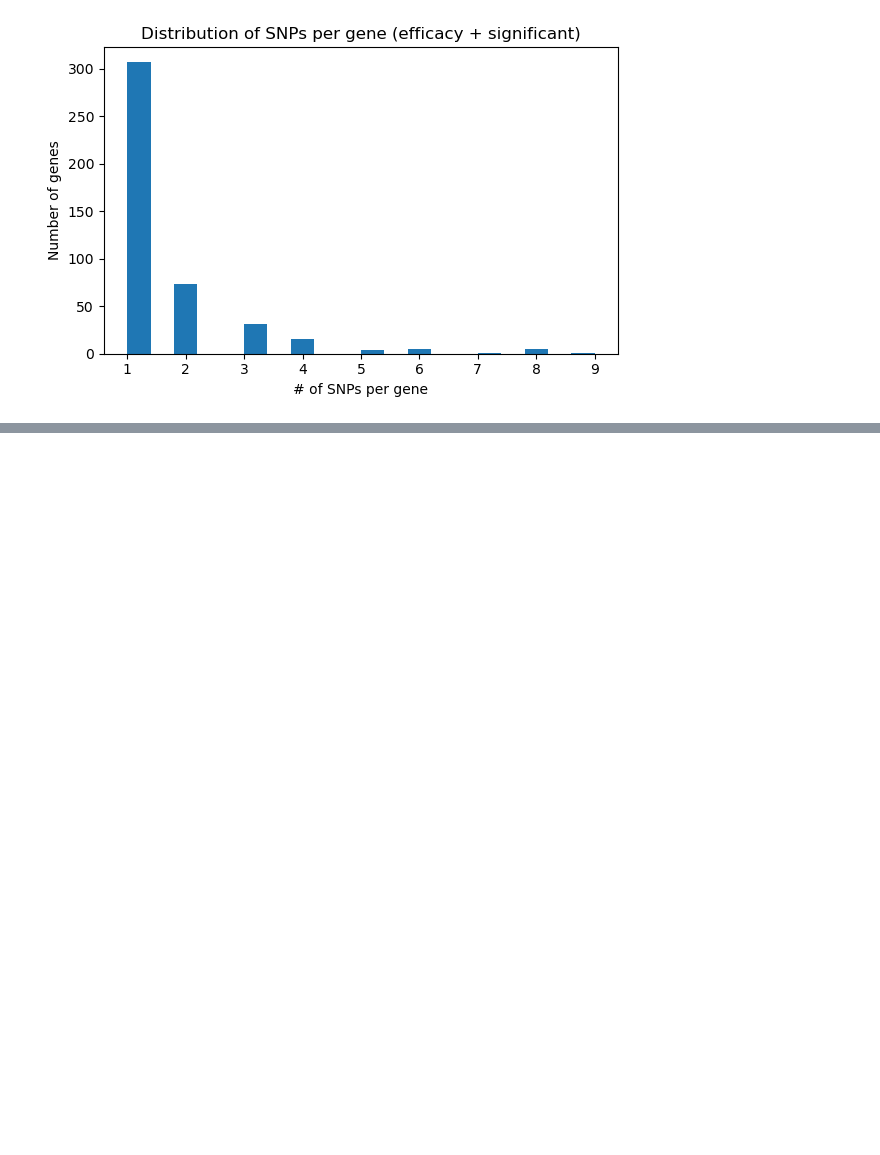
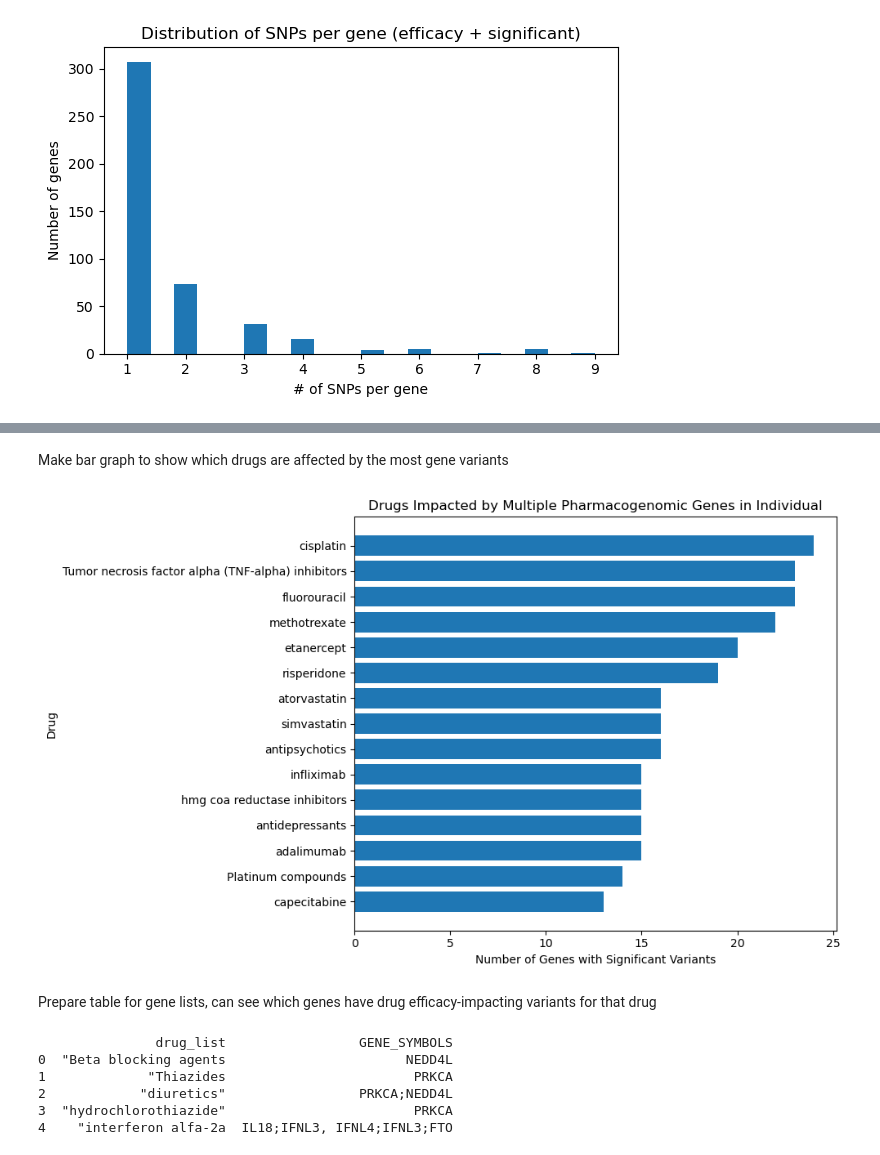
Before and after one commit to GSYH/Team-4_Project-1, a Jupyter notebook: Drug annotation of 23andme.ipynb, the cells around one changed output, grey strips where cells are left out. Saved outputs shown, nothing was run; the diff lists cells and outputs as text; code cells hidden in the pictures; blank space fills up the shorter version.

Commit message:
Added section 6.2: multi-gene variant impact section

```diff
--- a/Drug annotation of 23andme.ipynb
+++ b/Drug annotation of 23andme.ipynb
@@ -195,0 +206,10 @@ plt.show()
+# %%
+#Create 'drug_list' column, and split multiple drug strings per row into a list using 'str.split'
+df_sig_eff["drug_list"] = df_sig_eff["DRUG_NAME"].str.split(r"[,;/] ?")
+#Expand data frame so that each drug in the list gets its own row using 'explode'
+expanded = df_sig_eff.explode("drug_list")
+#Clean up drug names for consistency: make them all lowercase and strip white space
+expanded["drug_list"] = expanded["drug_list"].str.strip()
+#Reset the index following explosion
+expanded = expanded.reset_index(drop=True)
+expanded
@@ -195,0 +230,9 @@ plt.show()
+# %%
+#Group all rows by drug name (groupby('drug_list') so that each group contains all SNP-annotation records for that
+#drug. ['GENE_SYMBOL'].nunique() calculates the number of unique genes associated with each drug group. .reset_index()
+#converts grouped dataframe back into a regular dataframe (not a grouped object).
+multi_gene = expanded.groupby('drug_list')['GENE_SYMBOL'].nunique().reset_index()
+#Rename the column that held the gene counts to 'num_genes' to clarify its meaning.
+multi_gene = multi_gene.rename(columns={'GENE_SYMBOL': 'num_genes'})
+#Sort the dataframe in descending order by number of genes associated
+print(multi_gene.sort_values('num_genes', ascending=False).head(10))
@@ -195,0 +251,6 @@ plt.show()
+# %%
+#Create new dataframe containing only drugs that are associated with more than one gene
+multi_gene_drugs = multi_gene[multi_gene['num_genes'] > 1]
+#Sort and print multi-gene drugs to inspect which drugs have multiple gene variatns
+print("Drugs impacted by multiple genes:")
+print(multi_gene_drugs.sort_values('num_genes', ascending=False))
@@ -195,0 +273,48 @@ plt.show()
+# %% [markdown]
+Make bar graph to show which drugs are affected by the most gene variants
+# %%
+#Make figure that is 10 x 6 inches
+plt.figure(figsize=(10,6))
+#Prepare top 15 drugs that are ranked by multi-gene variant impact for plotting
+top_n = multi_gene_drugs.sort_values('num_genes', ascending=False).head(15)
+#Create horizontal bar graph (barh) with y-axis as drug name and bar length as number of unique genes affecting that
+#drug's efficacy
+plt.barh(top_n['drug_list'], top_n['num_genes'])
+#Label x-axis
+plt.xlabel('Number of Genes with Significant Variants')
+#Label y-axis
+plt.ylabel('Drug')
+#Title plot
+plt.title('Drugs Impacted by Multiple Pharmacogenomic Genes in Individual')
+#Invert y-axis so drug with most genes is at the top (better for readability)
+plt.gca().invert_yaxis()
+#Adjust plot margins and spacing to keep labels visible
+plt.tight_layout()
+plt.show()
+# %% [output]
+[figure, added]
+# %% [markdown]
+Prepare table for gene lists, can see which genes have drug efficacy-impacting variants for that drug
+# %%
+#Remove NaNs, convert to string if necessary
+def safe_join(xs):
+    xs_clean = [str(x) for x in xs if pd.notnull(x)]
+    return ';'.join(xs_clean)
+
+#Group SNP annotations by drug, collect all unique gene symbols into a list for each drug
+gene_drug_map = expanded.groupby('drug_list')['GENE_SYMBOL'].unique().reset_index()
+
+#For each drug's group of gene symbols, apply safe_join. Converts any missing value or non-string to a string,
+#filters out NaN values, and joins them as a single string separated by ';'
+gene_drug_map['GENE_SYMBOLS'] = gene_drug_map['GENE_SYMBOL'].apply(safe_join)
+#Remove original column of gene lists and leaves just the drug name and joined string of gene symbols
+gene_drug_map.drop('GENE_SYMBOL', axis=1, inplace=True)
+#Show first few drugs and their associated gene symbols
+print(gene_drug_map.head())
+# %% [output]
+               drug_list                 GENE_SYMBOLS
+0  "Beta blocking agents                       NEDD4L
+1             "Thiazides                        PRKCA
+2            "diuretics"                 PRKCA;NEDD4L
+3  "hydrochlorothiazide"                        PRKCA
+4    "interferon alfa-2a  IL18;IFNL3, IFNL4;IFNL3;FTO
```
Also changed, not shown: parts of 8 cells of this notebook.
